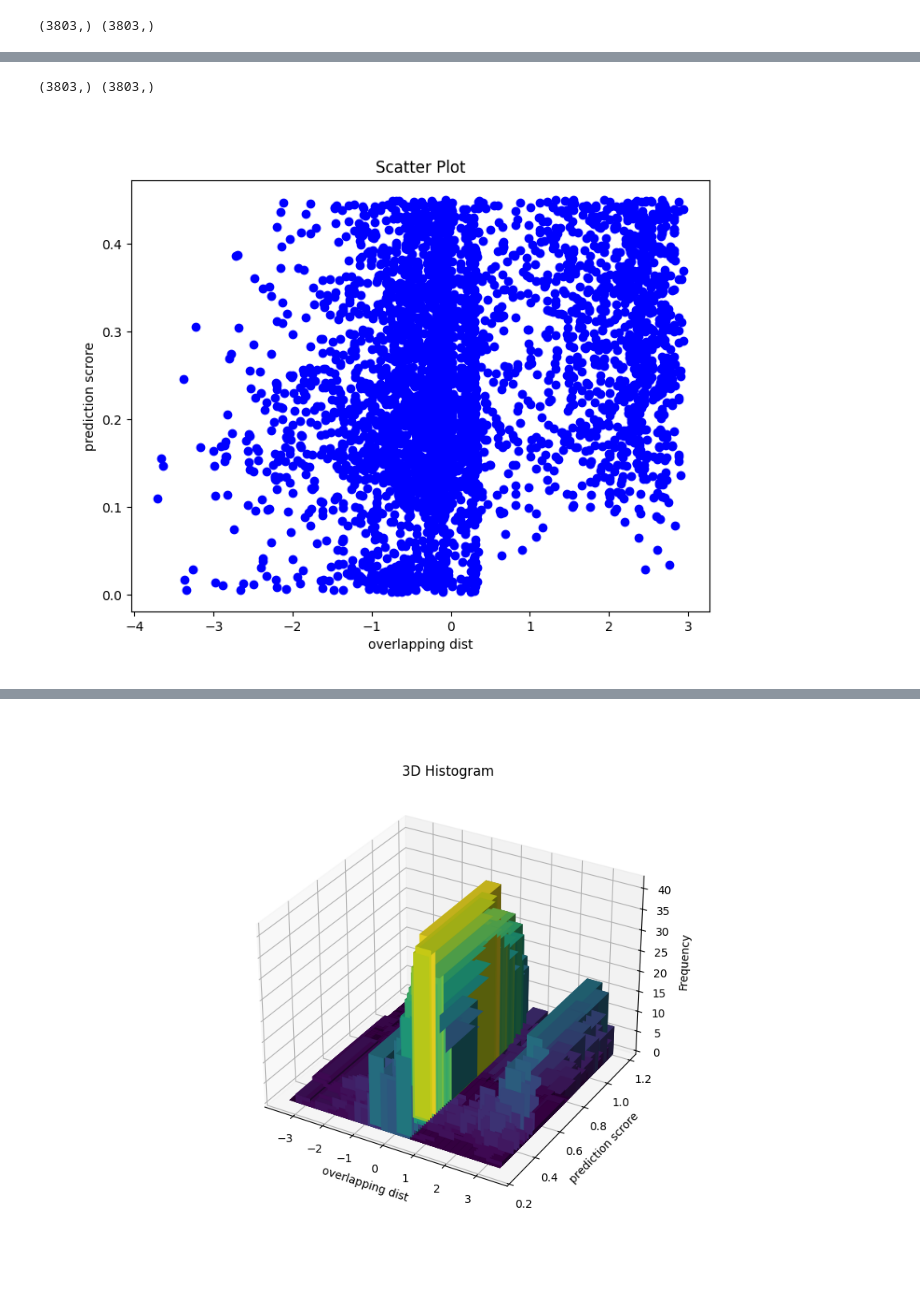
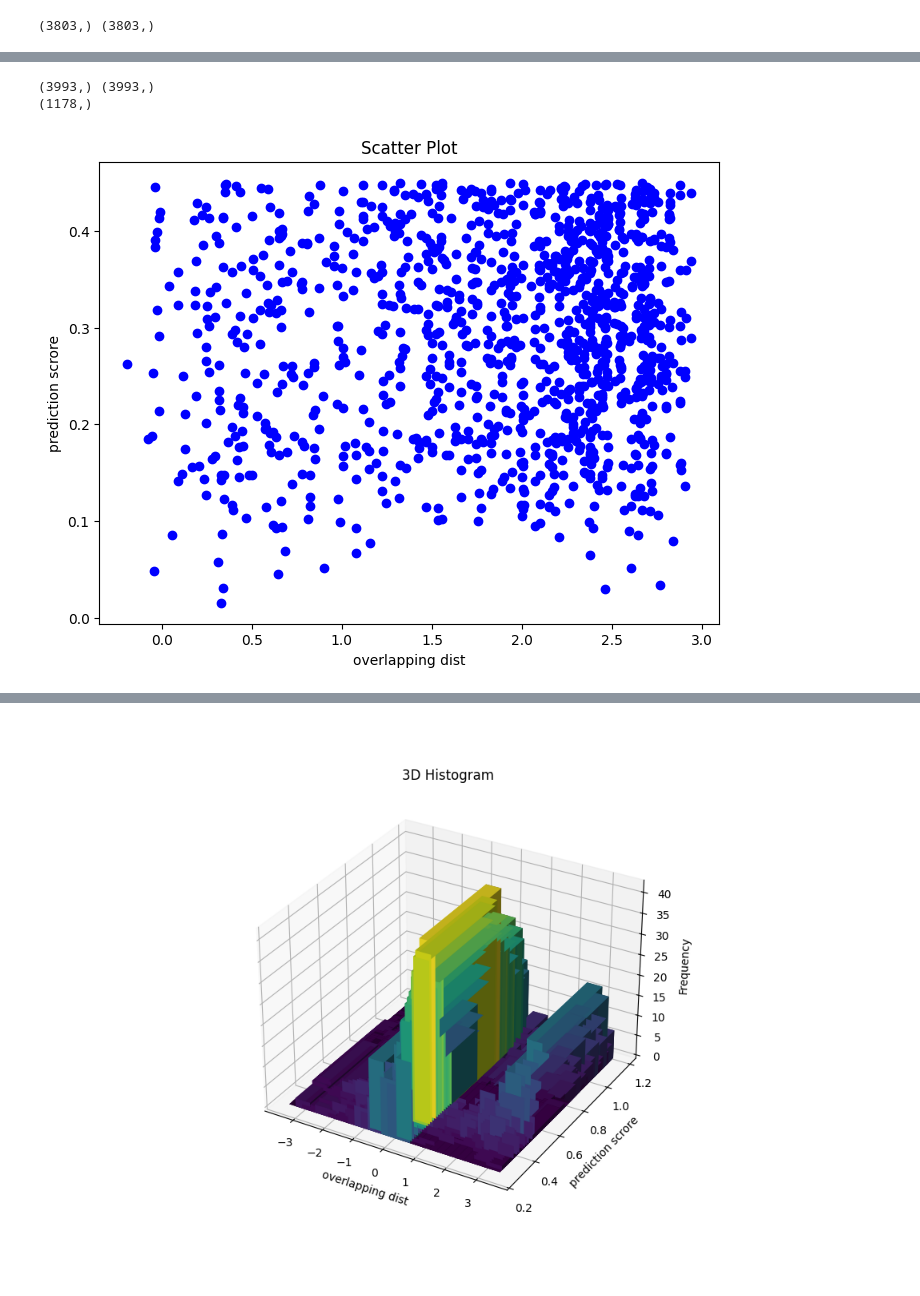
Before and after one commit to i-yuki23/research, a Jupyter notebook: src/analysis/non-rep_to_closest_lig_plot/plot_scatter.ipynb, the cells around one changed output, grey strips where cells are left out. Saved outputs shown, nothing was run; the diff lists cells and outputs as text; code cells hidden in the pictures.

```diff
--- a/src/analysis/non-rep_to_closest_lig_plot/plot_scatter.ipynb
+++ b/src/analysis/non-rep_to_closest_lig_plot/plot_scatter.ipynb
@@ -19,9 +19,13 @@ plot_scatter(most_overlapping_non_replaced_water_array, prediction_score_array,
 # %%
-embedding_most_overlapping_non_replaced_water_array = np.load('WaterClassifyingRuleEmbedding_most_overlapping_non_replaced_water_array.npy')
-embedding_prediction_score_array = np.load('WaterClassifyingRuleEmbedding_prediction_score_array.npy')
+embedding_most_overlapping_non_replaced_water_array = np.load(f'WaterClassifyingRuleEmbedding_most_overlapping_non_replaced_water_array.npy')
+embedding_prediction_score_array = np.load('FN_WaterClassifyingRuleEmbedding_prediction_score_array.npy', allow_pickle=True)
+print(embedding_most_overlapping_non_replaced_water_array.shape, embedding_prediction_score_array.shape)
 
-print(most_overlapping_non_replaced_water_array.shape, prediction_score_array.shape)
-plot_scatter(embedding_most_overlapping_non_replaced_water_array, embedding_prediction_score_array, xlabel='overlapping dist', ylabel='prediction scrore')
+valid_indices = np.where(embedding_prediction_score_array != None)[0]
+print(valid_indices.shape)
+
+plot_scatter(embedding_most_overlapping_non_replaced_water_array[valid_indices], embedding_prediction_score_array[valid_indices], xlabel='overlapping dist', ylabel='prediction scrore')
 # %% [output]
-(3803,) (3803,)
+(3993,) (3993,)
+(1178,)
-[figure, old version]
+[figure, new version]
```
Also changed, not shown: parts of 6 cells of this notebook, 10 other files.
